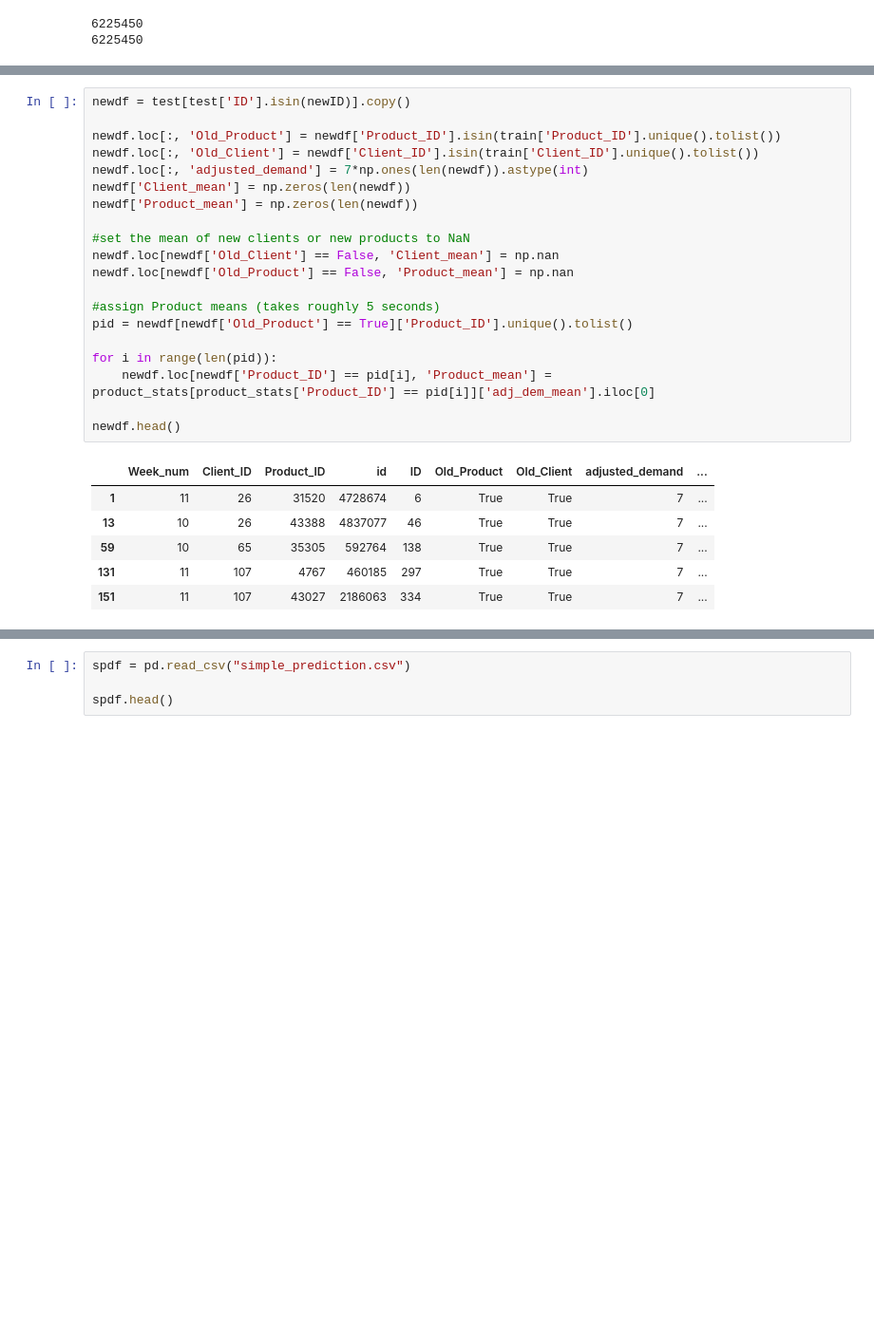
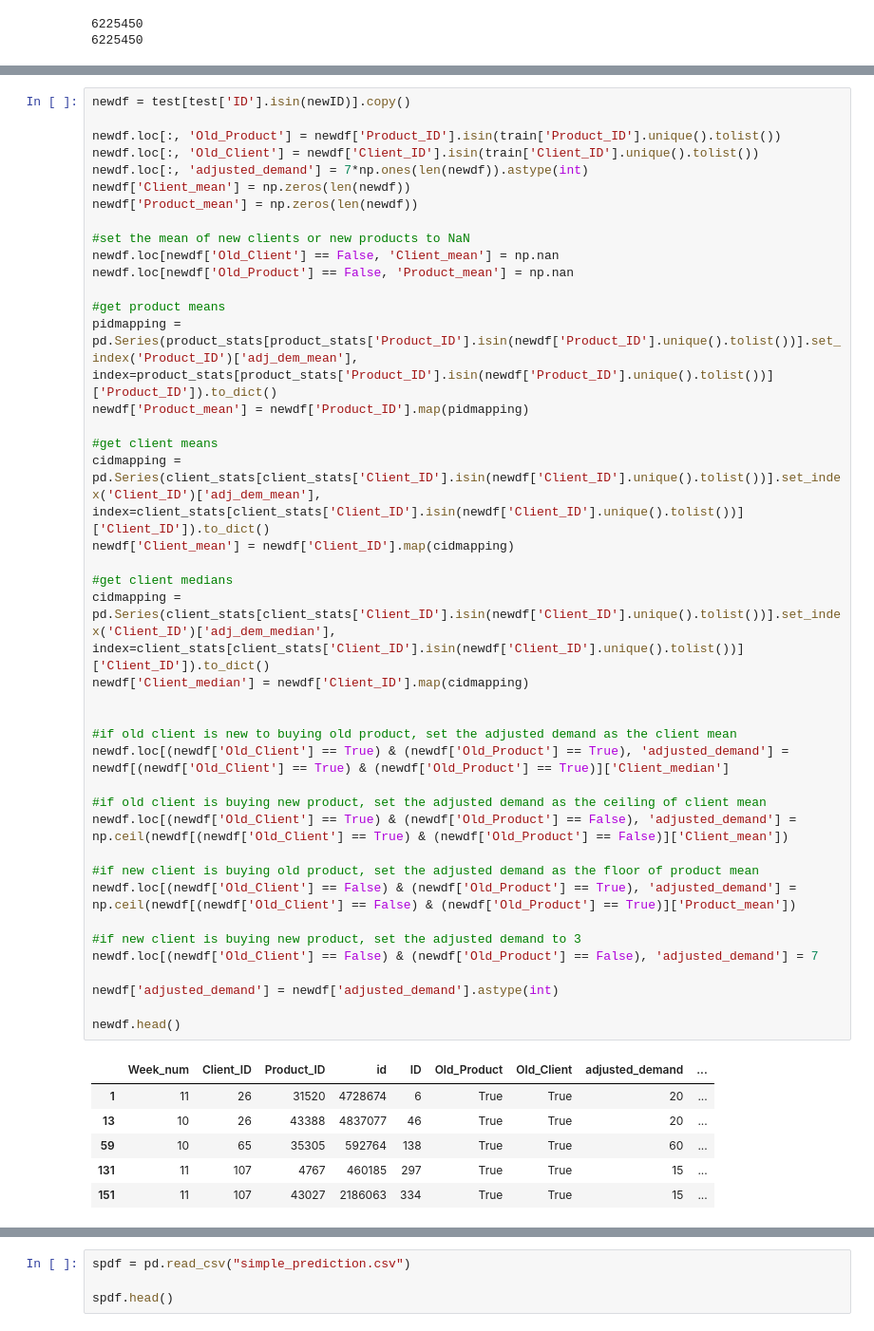
Before and after one commit to ElliotBlackstone/EWinter25_Product_Inventory, a Jupyter notebook: bakery_simple_prediction.ipynb, the cells around one changed output, grey strips where cells are left out. Shown at 95% size. Saved outputs shown, nothing was run; the diff lists cells and outputs as text; blank space fills up the shorter version.

```diff
--- a/bakery_simple_prediction.ipynb
+++ b/bakery_simple_prediction.ipynb
@@ -198,27 +228,48 @@ print(len(test['ID'].unique()))
 # %%
 newdf = test[test['ID'].isin(newID)].copy()
 
 newdf.loc[:, 'Old_Product'] = newdf['Product_ID'].isin(train['Product_ID'].unique().tolist())
 newdf.loc[:, 'Old_Client'] = newdf['Client_ID'].isin(train['Client_ID'].unique().tolist())
 newdf.loc[:, 'adjusted_demand'] = 7*np.ones(len(newdf)).astype(int)
 newdf['Client_mean'] = np.zeros(len(newdf))
 newdf['Product_mean'] = np.zeros(len(newdf))
 
 #set the mean of new clients or new products to NaN
 newdf.loc[newdf['Old_Client'] == False, 'Client_mean'] = np.nan
 newdf.loc[newdf['Old_Product'] == False, 'Product_mean'] = np.nan
 
-#assign Product means (takes roughly 5 seconds)
-pid = newdf[newdf['Old_Product'] == True]['Product_ID'].unique().tolist()
+#get product means
+pidmapping = pd.Series(product_stats[product_stats['Product_ID'].isin(newdf['Product_ID'].unique().tolist())].set_index('Product_ID')['adj_dem_mean'], index=product_stats[product_stats['Product_ID'].isin(newdf['Product_ID'].unique().tolist())]['Product_ID']).to_dict()
+newdf['Product_mean'] = newdf['Product_ID'].map(pidmapping)
 
-for i in range(len(pid)):
-    newdf.loc[newdf['Product_ID'] == pid[i], 'Product_mean'] = product_stats[product_stats['Product_ID'] == pid[i]]['adj_dem_mean'].iloc[0]
+#get client means
+cidmapping = pd.Series(client_stats[client_stats['Client_ID'].isin(newdf['Client_ID'].unique().tolist())].set_index('Client_ID')['adj_dem_mean'], index=client_stats[client_stats['Client_ID'].isin(newdf['Client_ID'].unique().tolist())]['Client_ID']).to_dict()
+newdf['Client_mean'] = newdf['Client_ID'].map(cidmapping)
+
+#get client medians
+cidmapping = pd.Series(client_stats[client_stats['Client_ID'].isin(newdf['Client_ID'].unique().tolist())].set_index('Client_ID')['adj_dem_median'], index=client_stats[client_stats['Client_ID'].isin(newdf['Client_ID'].unique().tolist())]['Client_ID']).to_dict()
+newdf['Client_median'] = newdf['Client_ID'].map(cidmapping)
+
+
+#if old client is new to buying old product, set the adjusted demand as the client mean
+newdf.loc[(newdf['Old_Client'] == True) & (newdf['Old_Product'] == True), 'adjusted_demand'] = newdf[(newdf['Old_Client'] == True) & (newdf['Old_Product'] == True)]['Client_median']
+
+#if old client is buying new product, set the adjusted demand as the ceiling of client mean
+newdf.loc[(newdf['Old_Client'] == True) & (newdf['Old_Product'] == False), 'adjusted_demand'] = np.ceil(newdf[(newdf['Old_Client'] == True) & (newdf['Old_Product'] == False)]['Client_mean'])
+
+#if new client is buying old product, set the adjusted demand as the floor of product mean
+newdf.loc[(newdf['Old_Client'] == False) & (newdf['Old_Product'] == True), 'adjusted_demand'] = np.ceil(newdf[(newdf['Old_Client'] == False) & (newdf['Old_Product'] == True)]['Product_mean'])
+
+#if new client is buying new product, set the adjusted demand to 3
+newdf.loc[(newdf['Old_Client'] == False) & (newdf['Old_Product'] == False), 'adjusted_demand'] = 7
+
+newdf['adjusted_demand'] = newdf['adjusted_demand'].astype(int)
 
 newdf.head()
 # %% [output]
 |  | Week_num | Client_ID | Product_ID | id | ID | Old_Product | Old_Client | adjusted_demand | ... |
-| 1 | 11 | 26 | 31520 | 4728674 | 6 | True | True | 7 | ... |
-| 13 | 10 | 26 | 43388 | 4837077 | 46 | True | True | 7 | ... |
-| 59 | 10 | 65 | 35305 | 592764 | 138 | True | True | 7 | ... |
-| 131 | 11 | 107 | 4767 | 460185 | 297 | True | True | 7 | ... |
-| 151 | 11 | 107 | 43027 | 2186063 | 334 | True | True | 7 | ... |
+| 1 | 11 | 26 | 31520 | 4728674 | 6 | True | True | 20 | ... |
+| 13 | 10 | 26 | 43388 | 4837077 | 46 | True | True | 20 | ... |
+| 59 | 10 | 65 | 35305 | 592764 | 138 | True | True | 60 | ... |
+| 131 | 11 | 107 | 4767 | 460185 | 297 | True | True | 15 | ... |
+| 151 | 11 | 107 | 43027 | 2186063 | 334 | True | True | 15 | ... |
```
Also changed, not shown: parts of 12 cells of this notebook.
